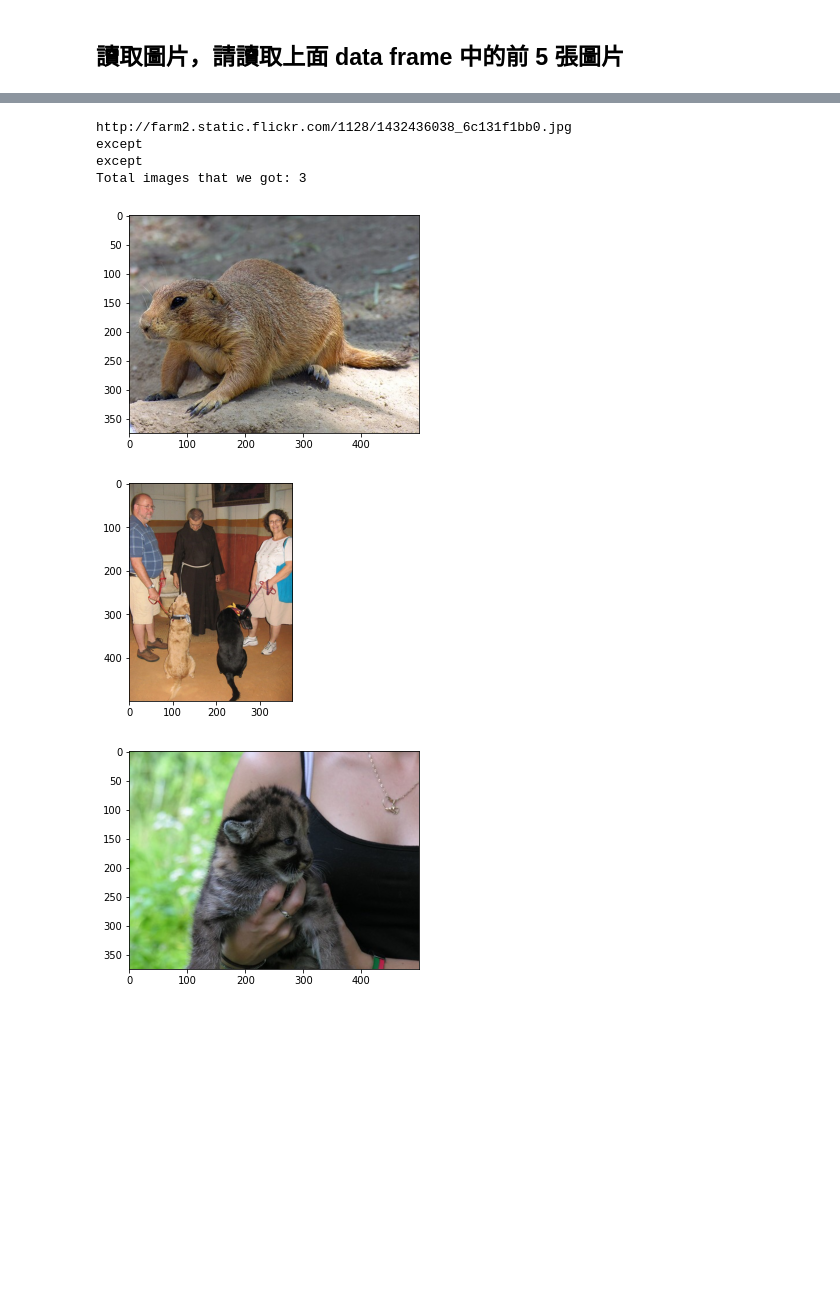
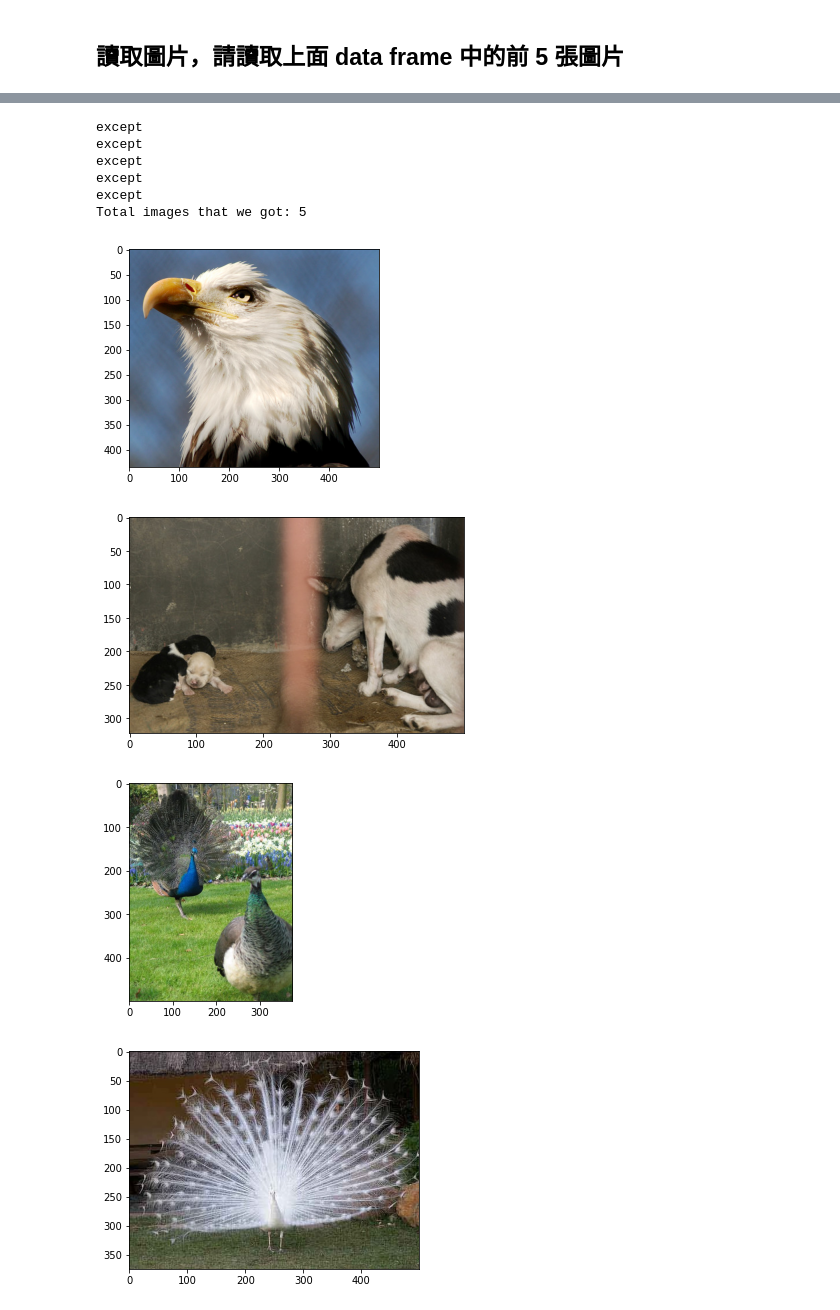
Before and after one commit to j3004111/AI_100_Days, a Jupyter notebook: Day_005-2_HW.ipynb, the cells around one changed output, grey strips where cells are left out. Drawn from its saved outputs; the diff is of its cells as text; code cells hidden in the pictures; blank space fills up the shorter version.

```diff
--- a/Day_005-2_HW.ipynb
+++ b/Day_005-2_HW.ipynb
@@ -59,8 +43,10 @@ split_data
 ## 將 txt 轉成 pandas dataframe
 # %%
 import pandas as pd
+data2=[]
+for i in range(len(split_data)):
+    data2.append(split_data[i].split('\t'))
 
-
-df = pd.DataFrame(split_data)
+df = pd.DataFrame(data2)
 df
 # %% [output]
@@ -86,7 +72,7 @@ import numpy as np
 import matplotlib.pyplot as plt
 
 # 請用 df.loc[...] 得到第一筆資料的連結
-first_link = (df.loc[1][0])[14:]
+first_link = (df.loc[0,1])
 first_link
 #first_link ='http://farm1.static.flickr.com/72/225029238_805b0937ca.jpg\nn00015388_514'
 
@@ -111,31 +97,33 @@ def img2arr_fromURLs(url_list, resize = False):
         - list of array
     """
     img_list=[]
-    print(url_list[0][14:])
+    #print(url_list[0][14:])
     for i in range(len(url_list)):
 
-        response = requests.get(url_list[i][14:])
+
         try:
+            response = requests.get(url_list[i])
             img = Image.open(BytesIO(response.content))
-            #plt.imshow(img)
-            #plt.show()
             img_list.append(img)
         except:
             print("except")
 
     return img_list
 # %%
-result = img2arr_fromURLs(df[10:15][0].values)
+result = img2arr_fromURLs(df[0:10][1].values)
 print("Total images that we got: %i " % len(result)) # 如果不等於 5, 代表有些連結失效囉
 
 for im_get in result:
     plt.imshow(im_get)
     plt.show()
 # %% [output]
-http://farm2.static.flickr.com/1128/1432436038_6c131f1bb0.jpg
 except
 except
-Total images that we got: 3
+except
+except
+except
+Total images that we got: 5
-[figure, old version]
+[figure, new version]
-[figure, old version]
+[figure, new version]
-[figure, old version]
+[figure, new version]
+[figure, added]
```
Also changed, not shown: parts of 4 cells of this notebook.
